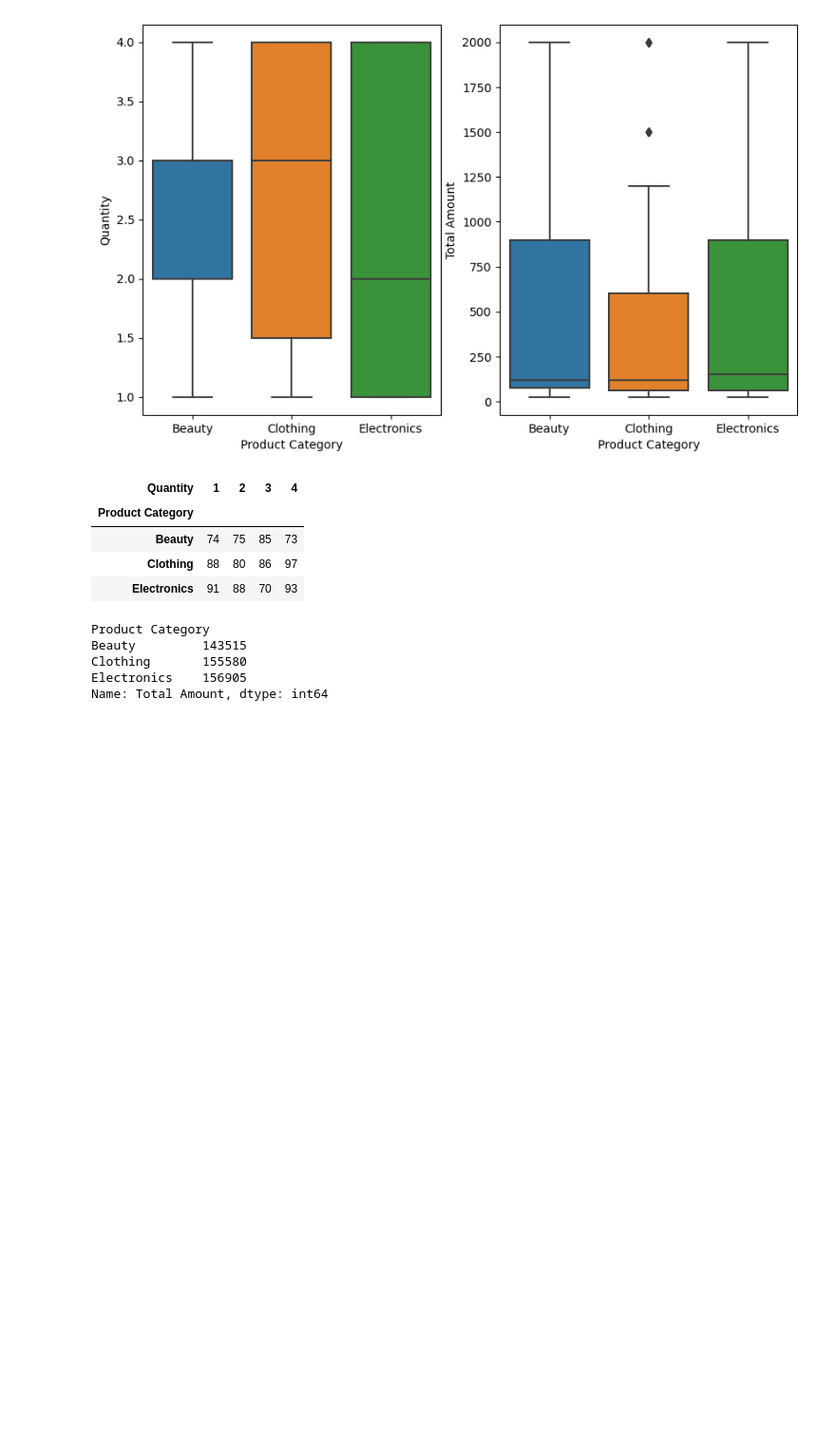
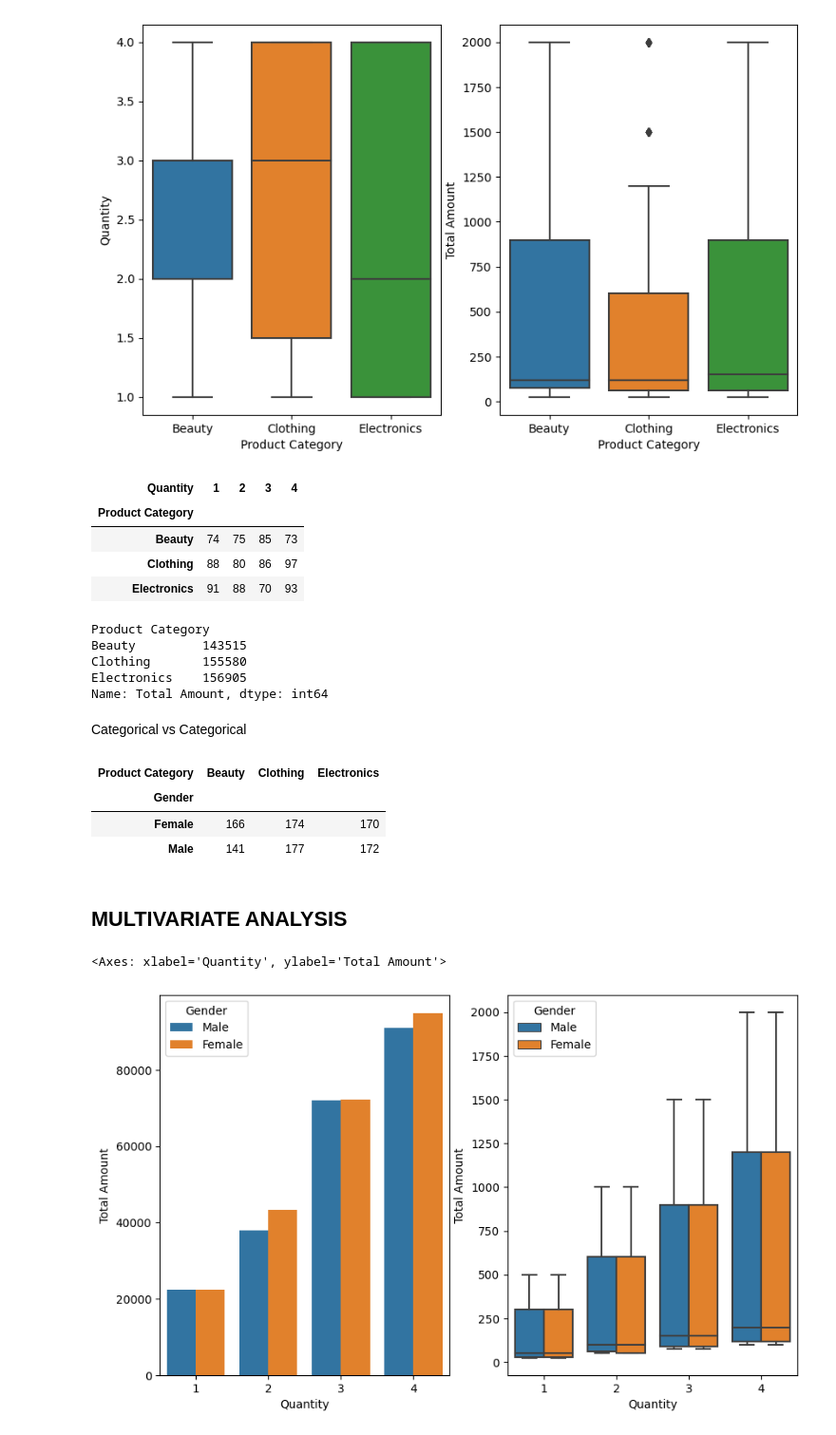
Before and after one commit to rajashreemunoli/2024_Women_Who_Code_Kaggle_EDA_Challenge, a Jupyter notebook: 2024-wwc-eda-challenge-retail-sales.ipynb, the cells around one changed output. Shown at 95% size. Drawn from its saved outputs; the diff is of its cells as text; code cells hidden in the pictures; blank space fills up the shorter version.

Commit message:
Kaggle Notebook | 2024 WWC EDA Challenge Retail Sales | Version 5

```diff
--- a/2024-wwc-eda-challenge-retail-sales.ipynb
+++ b/2024-wwc-eda-challenge-retail-sales.ipynb
@@ -361,3 +362,23 @@ Beauty         143515
 Clothing       155580
 Electronics    156905
 Name: Total Amount, dtype: int64
+# %% [markdown]
+Categorical vs Categorical
+# %%
+#Both Male and Female made most purchases in 'Clothing' followed by 'Electronics'
+#For Beauty, Female purchases are slightly higher compared to the difference for other categories
+pd.crosstab(sales_data['Gender'],sales_data['Product Category'])
+# %% [output]
+| Product Category | Beauty | Clothing | Electronics |
+| Gender |  |  |  |
+| Female | 166 | 174 | 170 |
+| Male | 141 | 177 | 172 |
+# %% [markdown]
+## MULTIVARIATE ANALYSIS <a class="anchor"  id="section4"></a>
+# %%
+_,axes=plt.subplots(nrows=1,ncols=2,figsize=(10,6))
+sns.barplot(sales_data,x='Quantity',y='Total Amount',estimator='sum',errorbar=None,hue='Gender',ax=axes[0])
+sns.boxplot(sales_data,x='Quantity',y='Total Amount',hue='Gender',ax=axes[1])
+# %% [output]
+<Axes: xlabel='Quantity', ylabel='Total Amount'>
+[figure, added]
```
Also changed, not shown: parts of 6 cells of this notebook.
